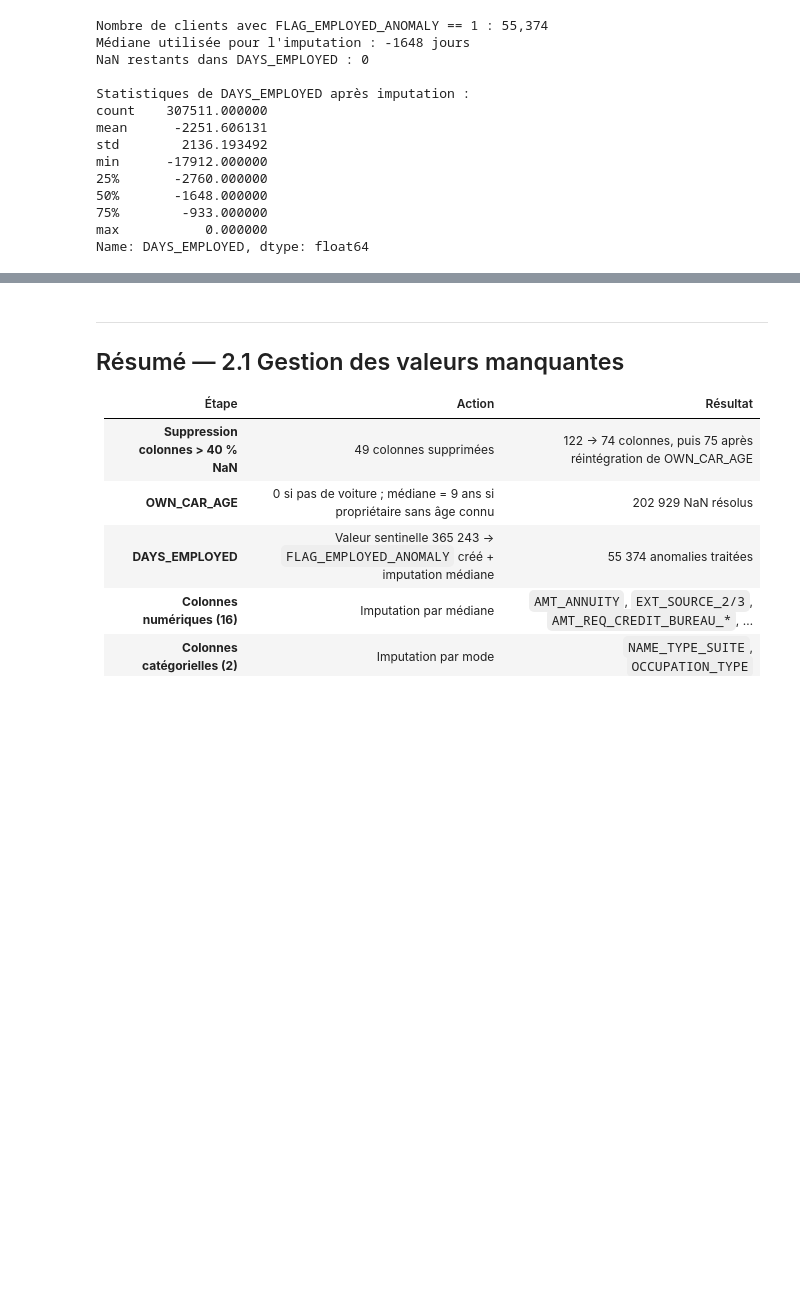
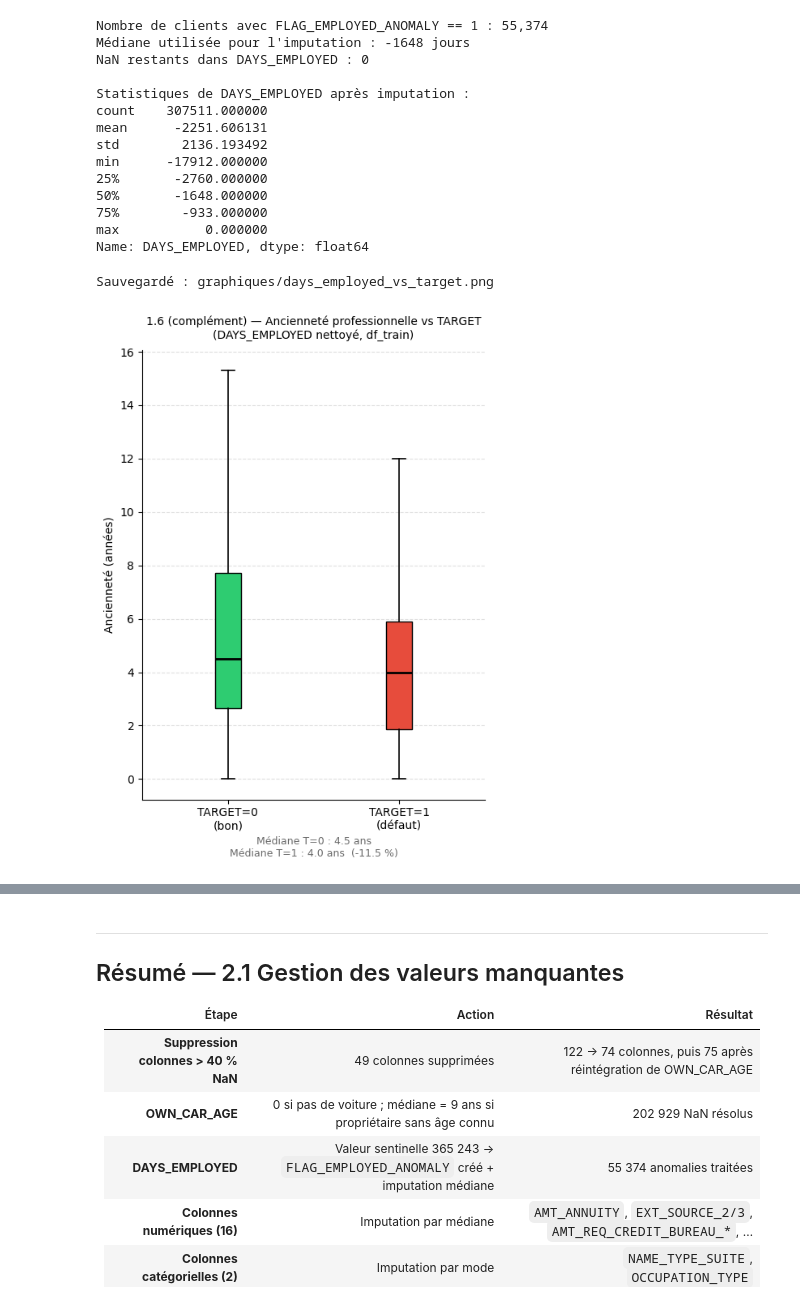
Before and after one commit to dibattista/Initiez-vous-au-MLOps, a Jupyter notebook: notebook.ipynb, the cells around one changed output, grey strips where cells are left out. Cells and saved outputs as stored; diff of their text form; code cells hidden in the pictures; blank space fills up the shorter version.

```diff
--- a/notebook.ipynb
+++ b/notebook.ipynb
@@ -947,6 +1291,53 @@ min      -17912.000000
 75%        -933.000000
 max           0.000000
 Name: DAYS_EMPLOYED, dtype: float64
+# %%
+import matplotlib.pyplot as plt
+import os
+
+# DAYS_EMPLOYED : valeurs négatives (jours avant la demande) → abs / 365 = ancienneté en années
+# Utilise df_train : les 365 243 (anomalies) ont été remplacés par la médiane en cellule 72
+emp_0 = df_train.loc[df_train['TARGET'] == 0, 'DAYS_EMPLOYED'].abs() / 365
+emp_1 = df_train.loc[df_train['TARGET'] == 1, 'DAYS_EMPLOYED'].abs() / 365
+
+fig, ax = plt.subplots(figsize=(5, 7))
+
+bp = ax.boxplot(
+    [emp_0, emp_1],
+    tick_labels=['TARGET=0\n(bon)', 'TARGET=1\n(défaut)'],
+    patch_artist=True,
+    medianprops=dict(color='black', linewidth=2),
+    whiskerprops=dict(linewidth=1.2),
+    capprops=dict(linewidth=1.2),
+    showfliers=False,
+)
+bp['boxes'][0].set_facecolor('#2ecc71')
+bp['boxes'][1].set_facecolor('#e74c3c')
+
+med_0 = emp_0.median()
+med_1 = emp_1.median()
+diff_pct = (med_1 - med_0) / med_0 * 100
+
+ax.set_title(
+    "1.6 (complément) — Ancienneté professionnelle vs TARGET\n(DAYS_EMPLOYED nettoyé, df_train)",
+    fontsize=10, pad=10
+)
+ax.set_ylabel("Ancienneté (années)", fontsize=10)
+ax.set_xlabel(
+    f"Médiane T=0 : {med_0:.1f} ans\nMédiane T=1 : {med_1:.1f} ans  ({diff_pct:+.1f} %)",
+    fontsize=9, color='dimgray'
+)
+ax.grid(axis='y', linestyle='--', alpha=0.4)
+ax.spines[['top', 'right']].set_visible(False)
+
+plt.tight_layout()
+os.makedirs('graphiques', exist_ok=True)
+plt.savefig('graphiques/days_employed_vs_target.png', dpi=150, bbox_inches='tight')
+print("Sauvegardé : graphiques/days_employed_vs_target.png")
+plt.show()
+# %% [output]
+Sauvegardé : graphiques/days_employed_vs_target.png
+[figure, added]
 # %%
 # Phase 2 — 2.1 Imputation des valeurs manquantes restantes dans df_train
 
```
Also changed, not shown: parts of 19 cells of this notebook, 6 other files.
